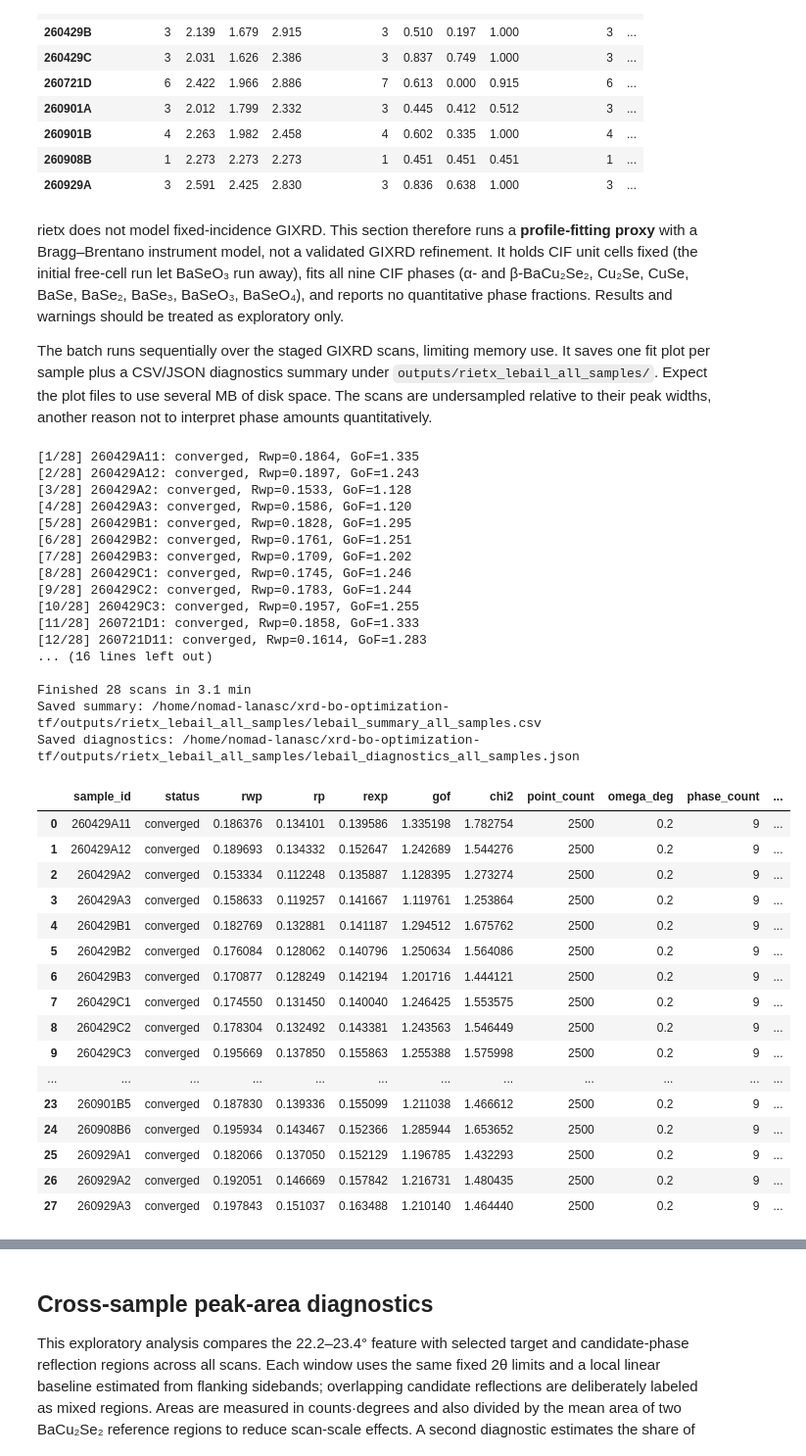
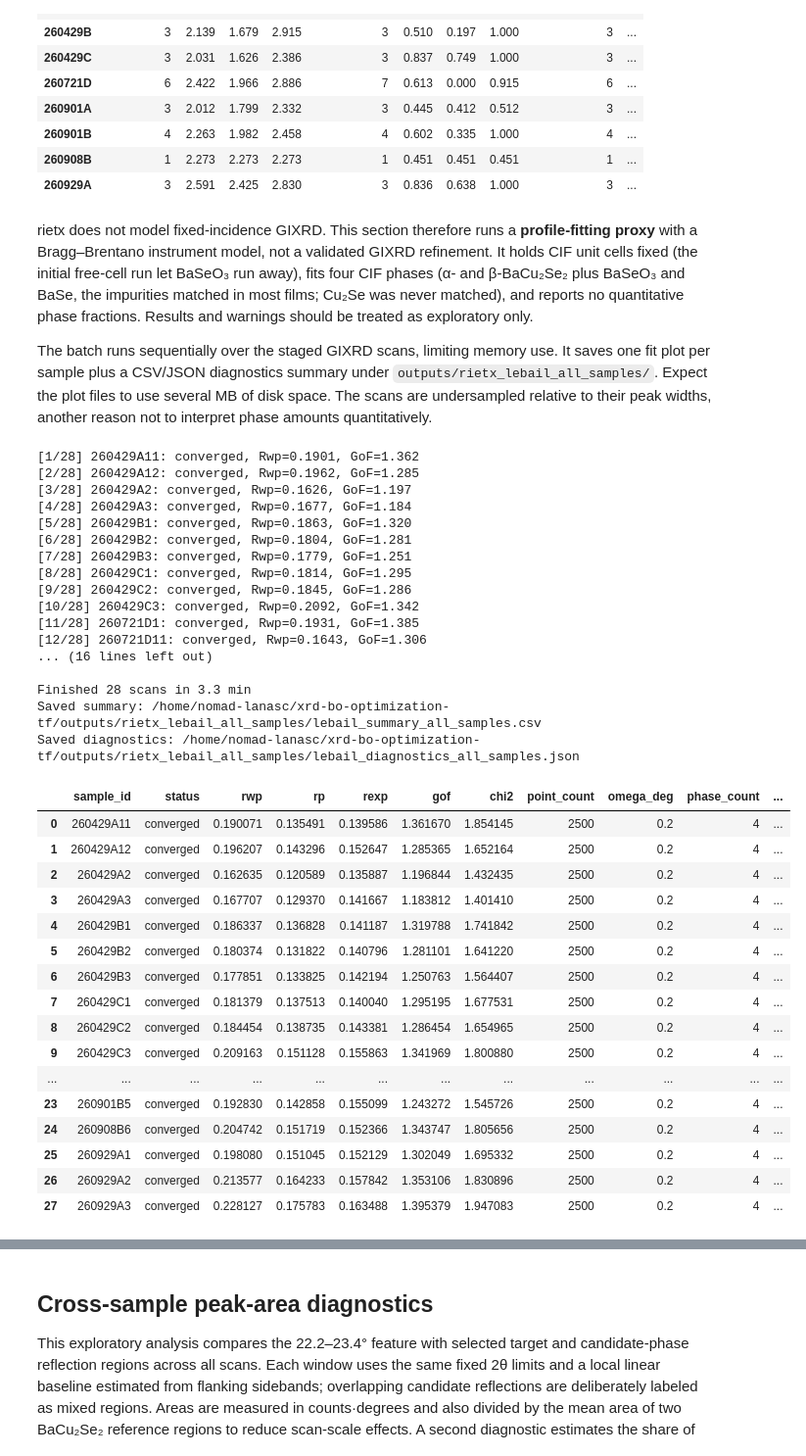
Before and after one commit to GarzonDiegoFEUP/xrd-bo-optimization-tf, a Jupyter notebook: notebooks/2.xrd_analysis.ipynb, the cells around one changed output, grey strips where cells are left out. Shown at 98% size. Drawn from its saved outputs; the diff is of its cells as text; code cells hidden in the pictures.

Commit message:
Use four-phase Le Bail standard (alpha, beta, BaSeO3, BaSe) and add phase-set comparison

```diff
--- a/notebooks/2.xrd_analysis.ipynb
+++ b/notebooks/2.xrd_analysis.ipynb
@@ -207,7 +207,7 @@ df_metrics.groupby('series')[summary_columns].agg(['count', 'mean', 'min', 'max'
 | 260908B | 1 | 2.273 | 2.273 | 2.273 | 1 | 0.451 | 0.451 | 0.451 | 1 | ... |
 | 260929A | 3 | 2.591 | 2.425 | 2.830 | 3 | 0.836 | 0.638 | 1.000 | 3 | ... |
 # %% [markdown]
-rietx does not model fixed-incidence GIXRD. This section therefore runs a **profile-fitting proxy** with a Bragg–Brentano instrument model, not a validated GIXRD refinement. It holds CIF unit cells fixed (the initial free-cell run let BaSeO₃ run away), fits all nine CIF phases (α- and β-BaCu₂Se₂, Cu₂Se, CuSe, BaSe, BaSe₂, BaSe₃, BaSeO₃, BaSeO₄), and reports no quantitative phase fractions. Results and warnings should be treated as exploratory only.
+rietx does not model fixed-incidence GIXRD. This section therefore runs a **profile-fitting proxy** with a Bragg–Brentano instrument model, not a validated GIXRD refinement. It holds CIF unit cells fixed (the initial free-cell run let BaSeO₃ run away), fits four CIF phases (α- and β-BaCu₂Se₂ plus BaSeO₃ and BaSe, the impurities matched in most films; Cu₂Se was never matched), and reports no quantitative phase fractions. Results and warnings should be treated as exploratory only.
 
 The batch runs sequentially over the staged GIXRD scans, limiting memory use. It saves one fit plot per sample plus a CSV/JSON diagnostics summary under `outputs/rietx_lebail_all_samples/`. Expect the plot files to use several MB of disk space. The scans are undersampled relative to their peak widths, another reason not to interpret phase amounts quantitatively.
 # %%
@@ -224,27 +224,18 @@ from xrd_bo_optimization_tf.config import NOMAD_STAGING_DIR, OUTPUTS_DIR
 LEBAIL_OUTPUT_DIR = OUTPUTS_DIR / "rietx_lebail_all_samples"
 LEBAIL_OUTPUT_DIR.mkdir(parents=True, exist_ok=True)
 
+# Standard phase set: both BaCu2Se2 polymorphs plus the two most frequently matched impurities.
 cif_files = (
     "alpha BaCu2Se2.cif",
     "beta BaCu2Se2.cif",
-    "Cu2Se.cif",
-    "CuSe.cif",
+    "BaSeO3.cif",
     "BaSe.cif",
-    "BaSe2.cif",
-    "BaSe3.cif",
-    "BaSeO3.cif",
-    "BaSeO4.cif",
 )
 phase_display_names = {
     "alpha BaCu2Se2": "α-BaCu₂Se₂",
     "beta BaCu2Se2": "β-BaCu₂Se₂",
-    "Cu2Se": "Cu₂Se",
-    "CuSe": "CuSe",
+    "BaSeO3": "BaSeO₃",
     "BaSe": "BaSe",
-    "BaSe2": "BaSe₂",
-    "BaSe3": "BaSe₃",
-    "BaSeO3": "BaSeO₃",
-    "BaSeO4": "BaSeO₄",
 }
 cif_dir = Path.cwd().parent / "data" / "cif_files"
 phase_templates = []
@@ -396,59 +387,59 @@ for index, (sample_id, scan) in enumerate(sorted(xrd_raw.items()), start=1):
             "phase_labels": ";".join(phase_display_names.values()),
             "diagnostic_codes": ";".join(item["code"] for item in diagnostic_records),
             "fit_plot": str(fit_path.relative_to(Path.cwd().parent)),
             "weak_target_line_22p637": json.dumps(peak_check),
             "warning_geometry": "Bragg-Brentano proxy; rietx has no fixed-incidence GIXRD geometry",
         })
         print(f"[{index}/{len(xrd_raw)}] {sample_id}: {fit.status}, Rwp={fit.statistics.rwp:.4f}, GoF={fit.statistics.gof:.3f}")
     except Exception as exc:
         all_diagnostics[sample_id] = [{"level": "error", "code": type(exc).__name__, "message": str(exc)}]
         summary_rows.append({"sample_id": sample_id, "status": "error", "message": f"{type(exc).__name__}: {exc}"})
         print(f"[{index}/{len(xrd_raw)}] {sample_id}: ERROR — {type(exc).__name__}: {exc}")
 
     # Persist incrementally so completed samples are not lost if a later fit fails.
     pd.DataFrame(summary_rows).to_csv(LEBAIL_OUTPUT_DIR / "lebail_summary_all_samples.csv", index=False)
     (LEBAIL_OUTPUT_DIR / "lebail_diagnostics_all_samples.json").write_text(
         json.dumps(all_diagnostics, indent=2, default=str), encoding="utf-8"
     )
 
 elapsed_minutes = (time.perf_counter() - start_time) / 60
 lebail_summary_all = pd.DataFrame(summary_rows)
 print(f"\nFinished {len(summary_rows)} scans in {elapsed_minutes:.1f} min")
 print(f"Saved summary: {LEBAIL_OUTPUT_DIR / 'lebail_summary_all_samples.csv'}")
 print(f"Saved diagnostics: {LEBAIL_OUTPUT_DIR / 'lebail_diagnostics_all_samples.json'}")
 lebail_summary_all
 # %% [output]
-[1/28] 260429A11: converged, Rwp=0.1864, GoF=1.335
-[2/28] 260429A12: converged, Rwp=0.1897, GoF=1.243
-[3/28] 260429A2: converged, Rwp=0.1533, GoF=1.128
-[4/28] 260429A3: converged, Rwp=0.1586, GoF=1.120
-[5/28] 260429B1: converged, Rwp=0.1828, GoF=1.295
-[6/28] 260429B2: converged, Rwp=0.1761, GoF=1.251
-[7/28] 260429B3: converged, Rwp=0.1709, GoF=1.202
-[8/28] 260429C1: converged, Rwp=0.1745, GoF=1.246
-[9/28] 260429C2: converged, Rwp=0.1783, GoF=1.244
-[10/28] 260429C3: converged, Rwp=0.1957, GoF=1.255
-[11/28] 260721D1: converged, Rwp=0.1858, GoF=1.333
-[12/28] 260721D11: converged, Rwp=0.1614, GoF=1.283
+[1/28] 260429A11: converged, Rwp=0.1901, GoF=1.362
+[2/28] 260429A12: converged, Rwp=0.1962, GoF=1.285
+[3/28] 260429A2: converged, Rwp=0.1626, GoF=1.197
+[4/28] 260429A3: converged, Rwp=0.1677, GoF=1.184
+[5/28] 260429B1: converged, Rwp=0.1863, GoF=1.320
+[6/28] 260429B2: converged, Rwp=0.1804, GoF=1.281
+[7/28] 260429B3: converged, Rwp=0.1779, GoF=1.251
+[8/28] 260429C1: converged, Rwp=0.1814, GoF=1.295
+[9/28] 260429C2: converged, Rwp=0.1845, GoF=1.286
+[10/28] 260429C3: converged, Rwp=0.2092, GoF=1.342
+[11/28] 260721D1: converged, Rwp=0.1931, GoF=1.385
+[12/28] 260721D11: converged, Rwp=0.1643, GoF=1.306
 ... (16 lines left out)
 
-Finished 28 scans in 3.1 min
+Finished 28 scans in 3.3 min
 Saved summary: /home/nomad-lanasc/xrd-bo-optimization-tf/outputs/rietx_lebail_all_samples/lebail_summary_all_samples.csv
 Saved diagnostics: /home/nomad-lanasc/xrd-bo-optimization-tf/outputs/rietx_lebail_all_samples/lebail_diagnostics_all_samples.json
 |  | sample_id | status | rwp | rp | rexp | gof | chi2 | point_count | omega_deg | phase_count | ... |
-| 0 | 260429A11 | converged | 0.186376 | 0.134101 | 0.139586 | 1.335198 | 1.782754 | 2500 | 0.2 | 9 | ... |
-| 1 | 260429A12 | converged | 0.189693 | 0.134332 | 0.152647 | 1.242689 | 1.544276 | 2500 | 0.2 | 9 | ... |
-| 2 | 260429A2 | converged | 0.153334 | 0.112248 | 0.135887 | 1.128395 | 1.273274 | 2500 | 0.2 | 9 | ... |
-| 3 | 260429A3 | converged | 0.158633 | 0.119257 | 0.141667 | 1.119761 | 1.253864 | 2500 | 0.2 | 9 | ... |
-| 4 | 260429B1 | converged | 0.182769 | 0.132881 | 0.141187 | 1.294512 | 1.675762 | 2500 | 0.2 | 9 | ... |
-| 5 | 260429B2 | converged | 0.176084 | 0.128062 | 0.140796 | 1.250634 | 1.564086 | 2500 | 0.2 | 9 | ... |
-| 6 | 260429B3 | converged | 0.170877 | 0.128249 | 0.142194 | 1.201716 | 1.444121 | 2500 | 0.2 | 9 | ... |
-| 7 | 260429C1 | converged | 0.174550 | 0.131450 | 0.140040 | 1.246425 | 1.553575 | 2500 | 0.2 | 9 | ... |
-| 8 | 260429C2 | converged | 0.178304 | 0.132492 | 0.143381 | 1.243563 | 1.546449 | 2500 | 0.2 | 9 | ... |
-| 9 | 260429C3 | converged | 0.195669 | 0.137850 | 0.155863 | 1.255388 | 1.575998 | 2500 | 0.2 | 9 | ... |
+| 0 | 260429A11 | converged | 0.190071 | 0.135491 | 0.139586 | 1.361670 | 1.854145 | 2500 | 0.2 | 4 | ... |
+| 1 | 260429A12 | converged | 0.196207 | 0.143296 | 0.152647 | 1.285365 | 1.652164 | 2500 | 0.2 | 4 | ... |
+| 2 | 260429A2 | converged | 0.162635 | 0.120589 | 0.135887 | 1.196844 | 1.432435 | 2500 | 0.2 | 4 | ... |
+| 3 | 260429A3 | converged | 0.167707 | 0.129370 | 0.141667 | 1.183812 | 1.401410 | 2500 | 0.2 | 4 | ... |
+| 4 | 260429B1 | converged | 0.186337 | 0.136828 | 0.141187 | 1.319788 | 1.741842 | 2500 | 0.2 | 4 | ... |
+| 5 | 260429B2 | converged | 0.180374 | 0.131822 | 0.140796 | 1.281101 | 1.641220 | 2500 | 0.2 | 4 | ... |
+| 6 | 260429B3 | converged | 0.177851 | 0.133825 | 0.142194 | 1.250763 | 1.564407 | 2500 | 0.2 | 4 | ... |
+| 7 | 260429C1 | converged | 0.181379 | 0.137513 | 0.140040 | 1.295195 | 1.677531 | 2500 | 0.2 | 4 | ... |
+| 8 | 260429C2 | converged | 0.184454 | 0.138735 | 0.143381 | 1.286454 | 1.654965 | 2500 | 0.2 | 4 | ... |
+| 9 | 260429C3 | converged | 0.209163 | 0.151128 | 0.155863 | 1.341969 | 1.800880 | 2500 | 0.2 | 4 | ... |
 | ... | ... | ... | ... | ... | ... | ... | ... | ... | ... | ... | ... |
-| 23 | 260901B5 | converged | 0.187830 | 0.139336 | 0.155099 | 1.211038 | 1.466612 | 2500 | 0.2 | 9 | ... |
-| 24 | 260908B6 | converged | 0.195934 | 0.143467 | 0.152366 | 1.285944 | 1.653652 | 2500 | 0.2 | 9 | ... |
-| 25 | 260929A1 | converged | 0.182066 | 0.137050 | 0.152129 | 1.196785 | 1.432293 | 2500 | 0.2 | 9 | ... |
-| 26 | 260929A2 | converged | 0.192051 | 0.146669 | 0.157842 | 1.216731 | 1.480435 | 2500 | 0.2 | 9 | ... |
-| 27 | 260929A3 | converged | 0.197843 | 0.151037 | 0.163488 | 1.210140 | 1.464440 | 2500 | 0.2 | 9 | ... |
+| 23 | 260901B5 | converged | 0.192830 | 0.142858 | 0.155099 | 1.243272 | 1.545726 | 2500 | 0.2 | 4 | ... |
+| 24 | 260908B6 | converged | 0.204742 | 0.151719 | 0.152366 | 1.343747 | 1.805656 | 2500 | 0.2 | 4 | ... |
+| 25 | 260929A1 | converged | 0.198080 | 0.151045 | 0.152129 | 1.302049 | 1.695332 | 2500 | 0.2 | 4 | ... |
+| 26 | 260929A2 | converged | 0.213577 | 0.164233 | 0.157842 | 1.353106 | 1.830896 | 2500 | 0.2 | 4 | ... |
+| 27 | 260929A3 | converged | 0.228127 | 0.175783 | 0.163488 | 1.395379 | 1.947083 | 2500 | 0.2 | 4 | ... |
```
Also changed, not shown: parts of 2 cells of this notebook, 41 other files.
